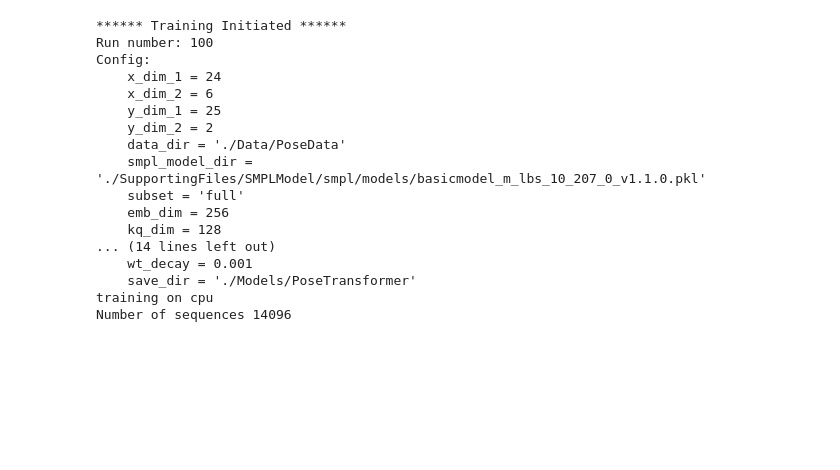
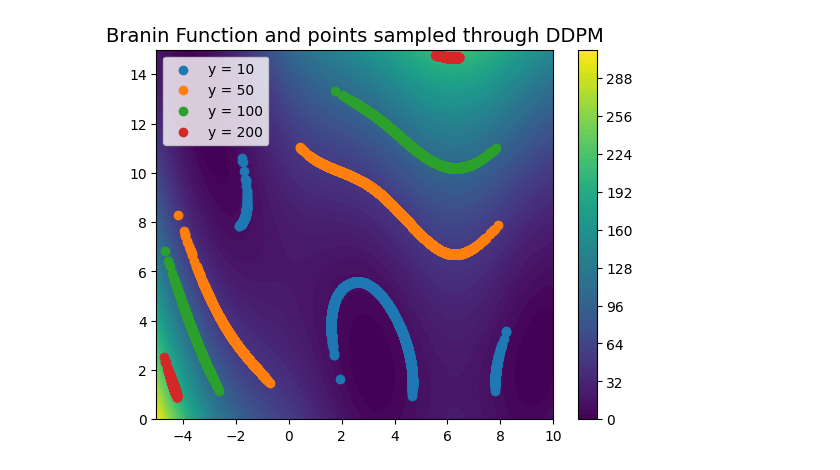
Before and after one commit to apoorv-s/Denoising-Diffusion-for-Inverse-Problems, a Jupyter notebook: BraninTests.ipynb, the cells around one changed output. Cells and saved outputs as stored; diff of their text form; code cells hidden in the pictures; blank space fills up the shorter version.

Commit message:
Branin Results

```diff
--- a/BraninTests.ipynb
+++ b/BraninTests.ipynb
@@ -26 +13,4 @@ eval_data = dataset.get_eval_data(n_eval_pts)
+# %%
+config=BraninMLPConfig()
+dataset=BraninDataset(config)
 # %%
@@ -90,25 +25,0 @@ y_out = y_out.detach().numpy()
-# %%
-n_eval_pts=500
-eval_data = dataset.get_eval_data(n_eval_pts)
-
-x=eval_data['x']
-y=eval_data['y']
-
-x1_grid_n=x[:, 0].reshape(n_eval_pts, n_eval_pts)
-x2_grid_n=x[:, 1].reshape(n_eval_pts, n_eval_pts)
-y_grid=y.reshape(n_eval_pts, n_eval_pts)
-
-plt.contour(x1_grid_n, x2_grid_n, y_grid, 100)
-plt.colorbar()
-
-plt.scatter(x_T[:, 0], x_T[:, 1])
-
-# Create filled contour plot
-# plt.figure()
-# contour = plt.contourf(x1_grid_n, x2_grid_n, y_grid, 100)
-# plt.colorbar(contour)
-# plt.title('Filled Contour Plot')
-# plt.xlabel('x1')
-# plt.ylabel('x2')
-
-plt.show()
@@ -189,20 +26,17 @@ ddpm = DDPM('pose_transformer')
-# %%
-ddpm.train(config, 100)
-# %% [output]
-****** Training Initiated ******
-Run number: 100
-Config:
-    x_dim_1 = 24
-    x_dim_2 = 6
-    y_dim_1 = 25
-    y_dim_2 = 2
-    data_dir = './Data/PoseData'
-    smpl_model_dir = './SupportingFiles/SMPLModel/smpl/models/basicmodel_m_lbs_10_207_0_v1.1.0.pkl'
-    subset = 'full'
-    emb_dim = 256
-    kq_dim = 128
-... (14 lines left out)
-    wt_decay = 0.001
-    save_dir = './Models/PoseTransformer'
-training on cpu
-Number of sequences 14096
+# %%
+y10_data = scipy.io.loadmat("Data/BraninSamples/branin_sample_5000_target_10.0.mat")["x_T"]
+y50_data = scipy.io.loadmat("Data/BraninSamples/branin_sample_5000_target_50.0.mat")["x_T"]
+y100_data = scipy.io.loadmat("Data/BraninSamples/branin_sample_5000_target_100.0.mat")["x_T"]
+y200_data = scipy.io.loadmat("Data/BraninSamples/branin_sample_5000_target_200.0.mat")["x_T"]
+# %%
+contour = plt.contourf(x1_grid_n, x2_grid_n, y_grid, 100)
+plt.scatter(y10_data[:, 0], y10_data[:, 1], label = "y = 10")
+plt.scatter(y50_data[:, 0], y50_data[:, 1], label = "y = 50")
+plt.scatter(y100_data[:, 0], y100_data[:, 1], label = "y = 100")
+plt.scatter(y200_data[:, 0], y200_data[:, 1], label = "y = 200")
+plt.colorbar(contour)
+plt.legend(fontsize = 10)
+plt.title("Branin Function and points sampled through DDPM", fontsize=14)
+plt.savefig("BraninResults.png", dpi=600)
+# %% [output]
+[figure, added]
```
Also changed, not shown: parts of 29 cells of this notebook, 7 other files.
